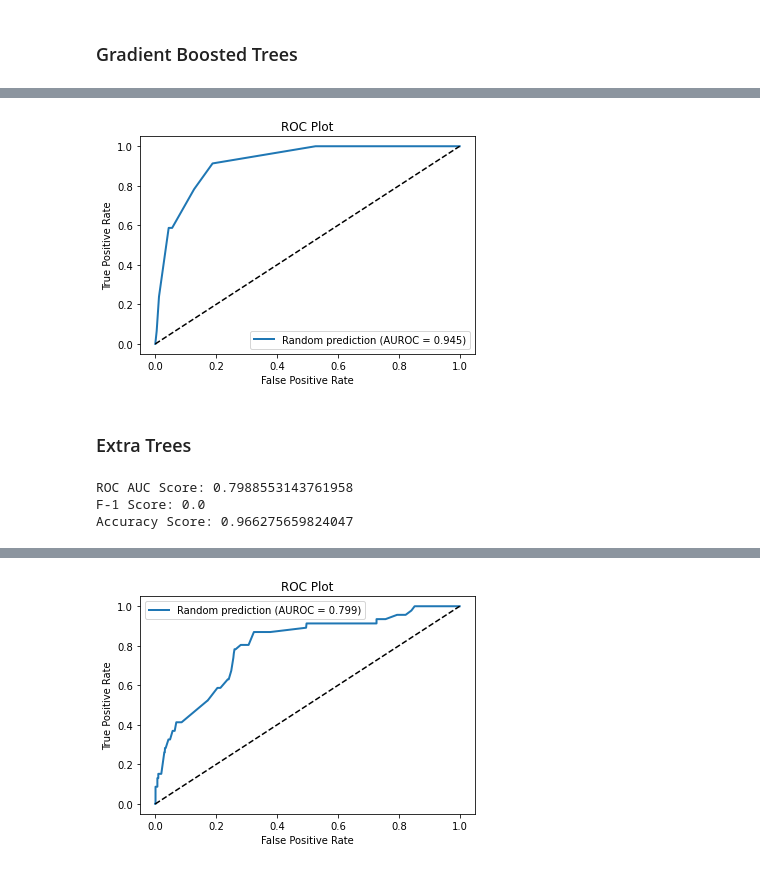
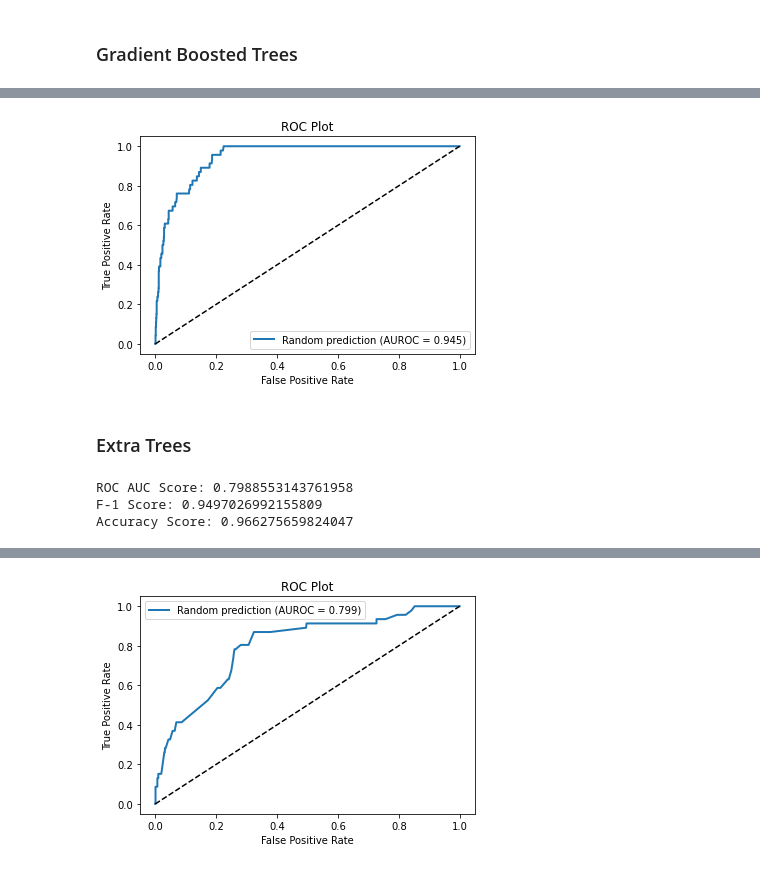
Before and after one commit to DrakeData/Bankruptcy_Prediction, a Jupyter notebook: bankruptcy_pred_main.ipynb, the cells around one changed output, grey strips where cells are left out. Saved outputs shown, nothing was run; the diff lists cells and outputs as text; code cells hidden in the pictures.

```diff
--- a/bankruptcy_pred_main.ipynb
+++ b/bankruptcy_pred_main.ipynb
@@ -503,11 +522,11 @@ After performing an EDA, I was able to identify that the data set had several ou
 This section we will be using Random Forest Classifier, Gradient Boosted Trees, and Extra Trees to try and predict company bankruptcy.
 # %%
 # defining dependent and independent variables
-x = df.drop('Bankrupt?', axis=1)
-y = df['Bankrupt?']
+x2 = df.drop('Bankrupt?', axis=1)
+y2 = df['Bankrupt?']
 
 # split data into 80% train & 20% test set
-x_train, x_test, y_train, y_test = train_test_split(x, y, test_size=0.2,
+x_train, x_test, y_train, y_test = train_test_split(x2, y2, test_size=0.2,
                                                     random_state=0)
 # %% [markdown]
 ## EDA
@@ -649,20 +667,20 @@ The Accuracy Score is around the same with it being around .96.
 # %%
-grad_fpr, grad_tpr, _ = roc_curve(y_test, tree_pred)
+grad_fpr, grad_tpr, _ = roc_curve(y_test, tree_pred2)
 
 plt.plot(grad_fpr, grad_tpr, linewidth=2, label='Random prediction (AUROC = %0.3f)' % grad_rocaucscore)
 plt.plot([0,1], [0,1], 'k--')
 
 # Title
 plt.title('ROC Plot')
 # Axis labels
 plt.xlabel('False Positive Rate')
 plt.ylabel('True Positive Rate')
 # Show legend
 plt.legend() #
 # Show plot
 plt.show()
 # %% [output]
-[figure, old version]
+[figure, new version]
 # %% [markdown]
 ### Extra Trees
 # %%
@@ -681,11 +699,11 @@ tree_pred3 = extra_tree.predict_proba(x_test)[:,1]
 tree_pred1_3 = extra_tree.predict(x_test)
 # %%
 et_rocaucscore = roc_auc_score(y_test, tree_pred3)
-et_f1score = f1_score(y_test, tree_pred1_3)
+et_f1score = f1_score(y_test, tree_pred1_3, average='weighted')
 et_accuracyscore = accuracy_score(y_test, tree_pred1_3)
 
 print(f'ROC AUC Score: {et_rocaucscore} \nF-1 Score: {et_f1score} \nAccuracy Score: {et_accuracyscore}')
 # %% [output]
 ROC AUC Score: 0.7988553143761958
-F-1 Score: 0.0
+F-1 Score: 0.9497026992155809
 Accuracy Score: 0.966275659824047
```
Also changed, not shown: parts of 15 cells of this notebook.
